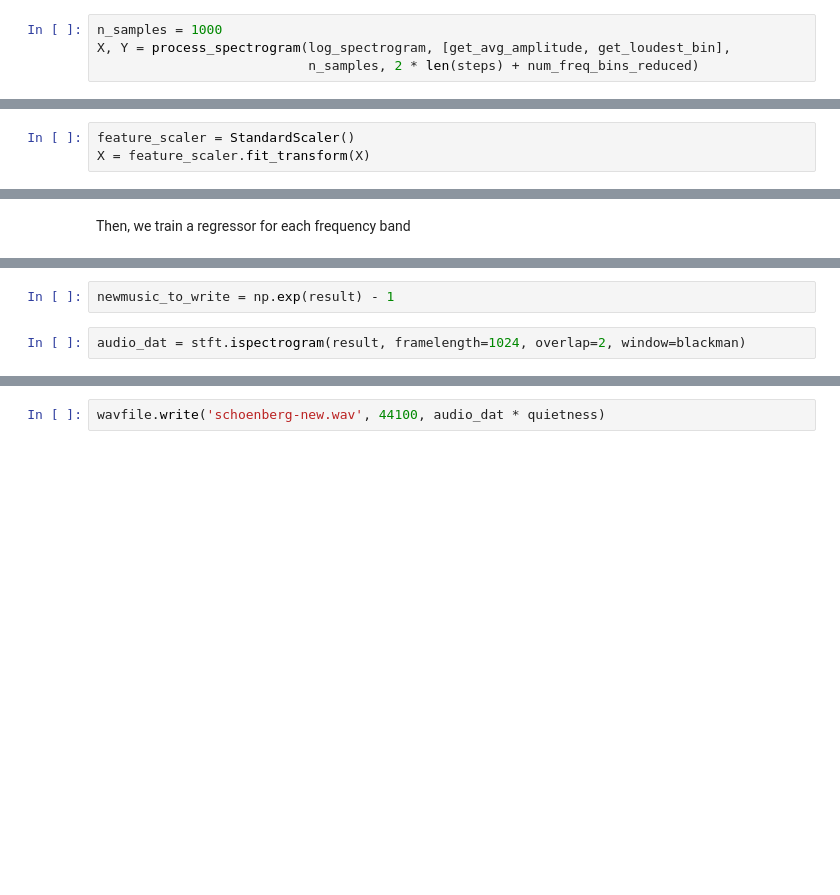
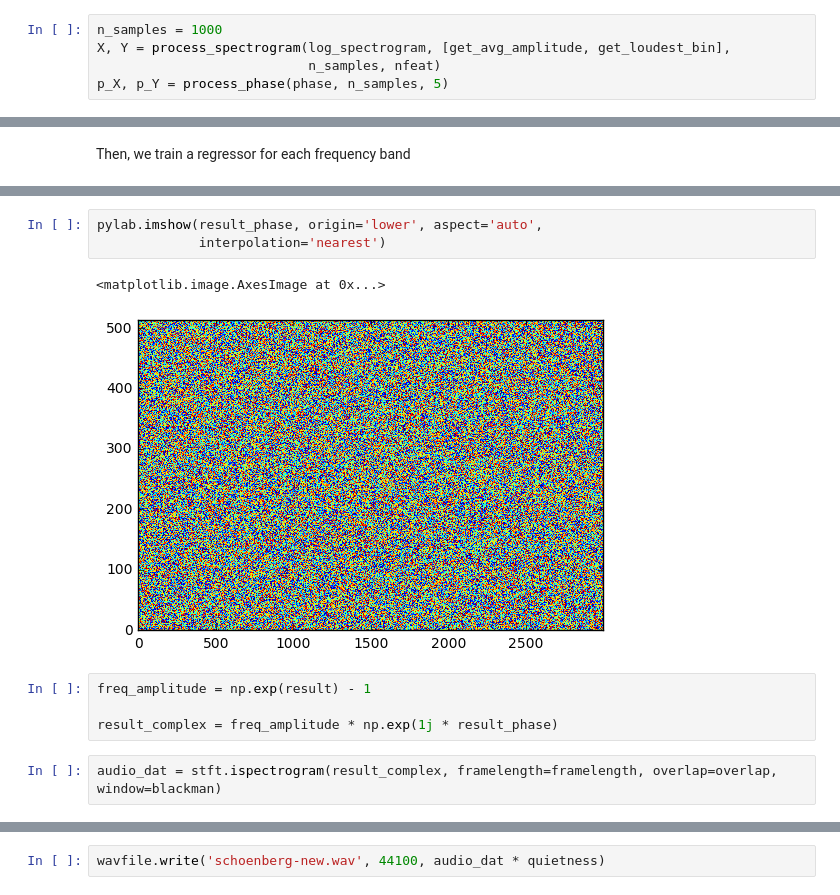
Before and after one commit to knstmrd/musicgen, a Jupyter notebook: music-generation-v2.ipynb, the cells around one changed output, grey strips where cells are left out. Cells and saved outputs as stored; diff of their text form; blank space fills up the shorter version.

```diff
--- a/music-generation-v2.ipynb
+++ b/music-generation-v2.ipynb
@@ -102,9 +114,7 @@ def process_spectrogram(log_spgram, scalar_functions, n_slices, n_features):
 # %%
 n_samples = 1000
 X, Y = process_spectrogram(log_spectrogram, [get_avg_amplitude, get_loudest_bin],
-                           n_samples, 2 * len(steps) + num_freq_bins_reduced)
+                           n_samples, nfeat)
+p_X, p_Y = process_phase(phase, n_samples, 5)
 # %% [markdown]
 Next, we scale the features.
-# %%
-feature_scaler = StandardScaler()
-X = feature_scaler.fit_transform(X)
@@ -187,7 +284,15 @@ pylab.imshow(result, origin='lower', aspect='auto',
+# %%
+pylab.imshow(result_phase, origin='lower', aspect='auto',
+             interpolation='nearest')
+# %% [output]
+<matplotlib.image.AxesImage at 0x...>
+[figure, added]
 # %%
-newmusic_to_write = np.exp(result) - 1
+freq_amplitude = np.exp(result) - 1
+
+result_complex = freq_amplitude * np.exp(1j * result_phase)
 # %%
-audio_dat = stft.ispectrogram(result, framelength=1024, overlap=2, window=blackman)
+audio_dat = stft.ispectrogram(result_complex, framelength=framelength, overlap=overlap, window=blackman)
 # %%
 audio_dat.shape
 # %% [output]
```
Also changed, not shown: parts of 23 cells of this notebook.
